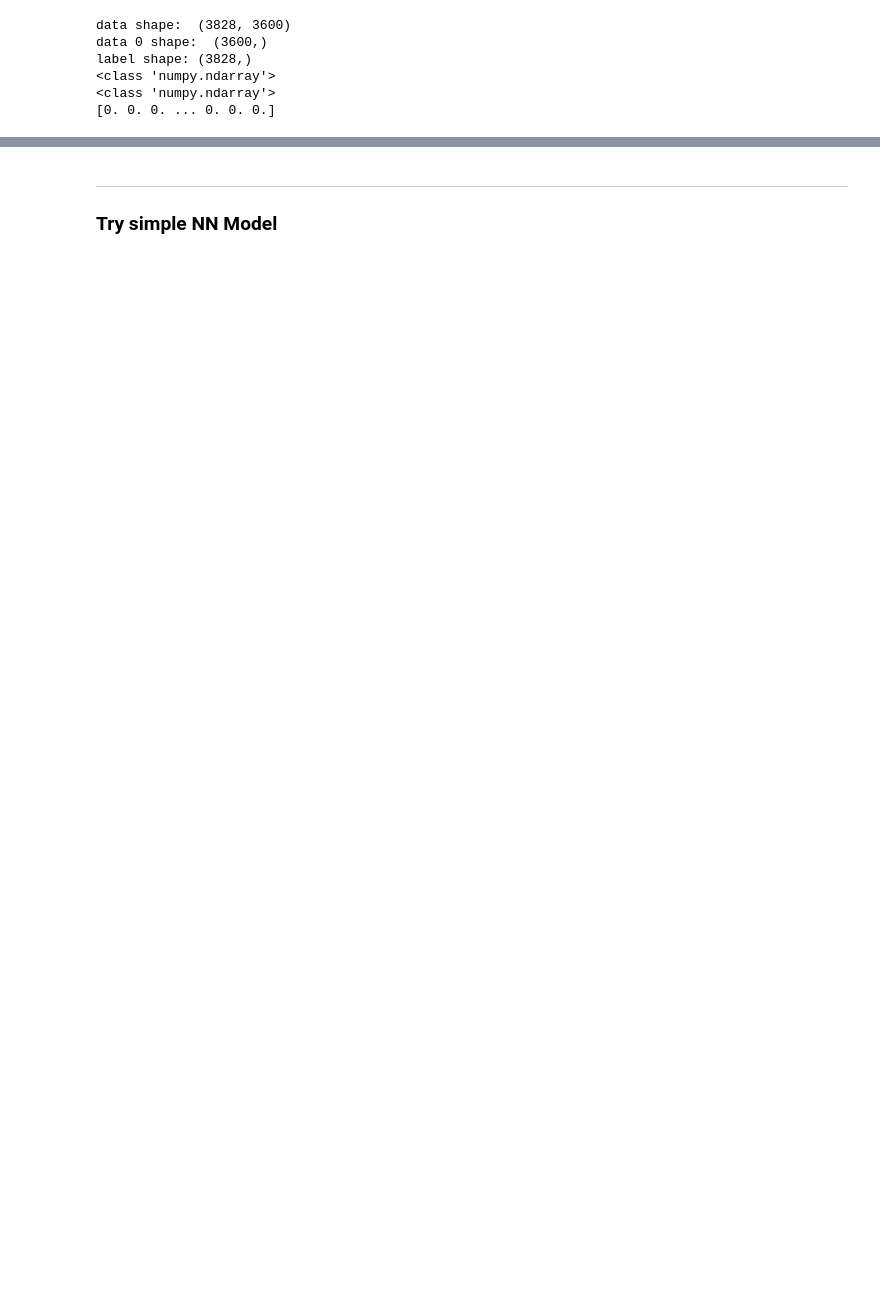
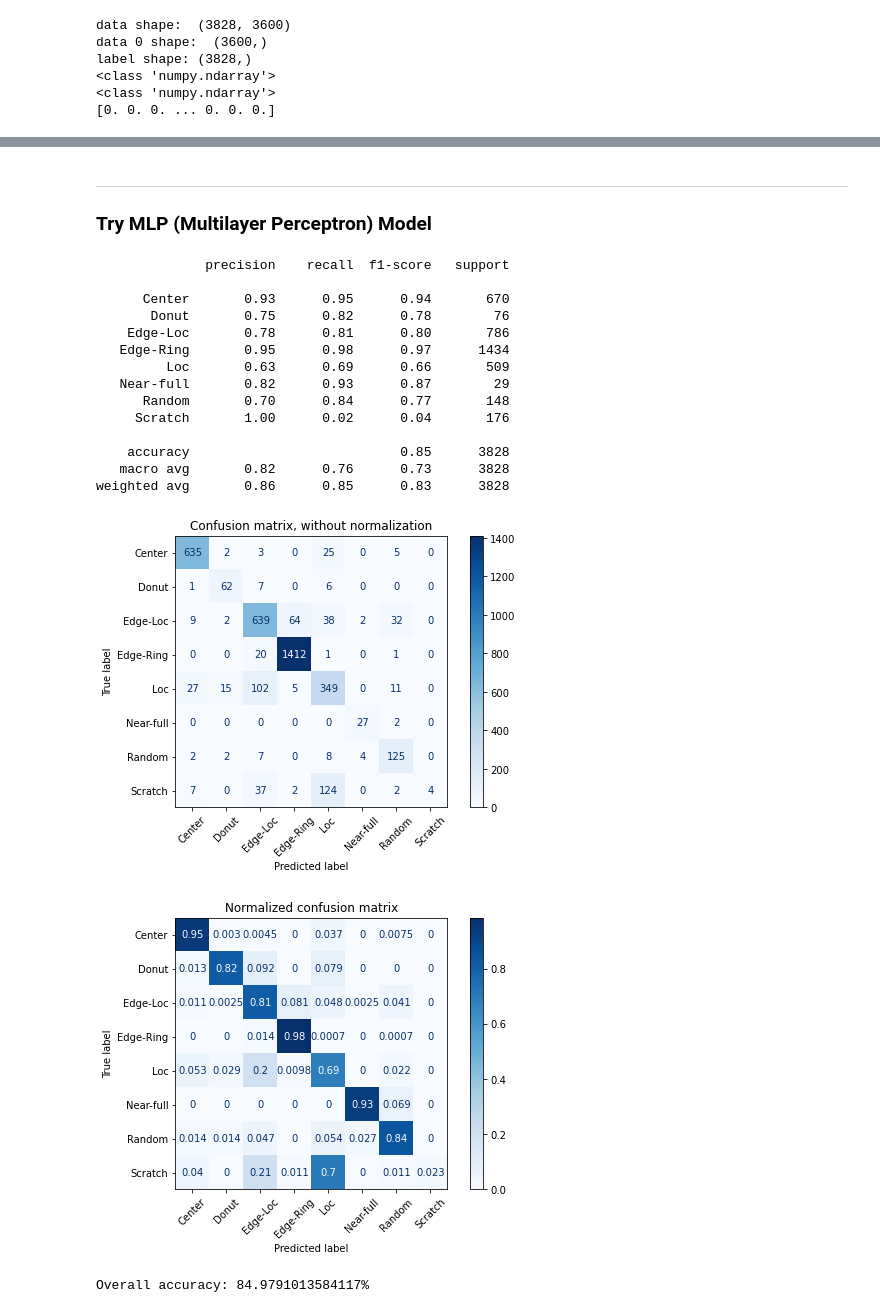
Before and after one commit to sngatzemeier/Wafer-Defect-Classification, a Jupyter notebook: Scott/Scott Model Starter.ipynb, the cells around one changed output, grey strips where cells are left out. Drawn from its saved outputs; the diff is of its cells as text; code cells hidden in the pictures; blank space fills up the shorter version.

```diff
--- a/Scott/Scott Model Starter.ipynb
+++ b/Scott/Scott Model Starter.ipynb
@@ -346,16 +361,69 @@ KNN_model()
-# %% [markdown]
-------------------------------------------------------------------------------
-### Try simple NN Model
+# %% [markdown]
+------------------------------------------------------------------------------
+### Try MLP (Multilayer Perceptron) Model
 # %%
 ## Create current best classifier
 hidden_layer_sizes = tuple([100]*10)
 
-# build classifier
+# build classifier with Best Parameters
+# Best parameters =  {'activation': 'tanh', 'learning_rate': 'adaptive', 'solver': 'adam'}
+
 classifier = MLPClassifier(hidden_layer_sizes = hidden_layer_sizes,
+                           #activation = 'relu',
+                           activation = 'tanh',
+                           learning_rate = 'adaptive',
+                           solver = 'adam',
                            early_stopping = True, alpha = 0.0001)
 
 # fit classifier to training data
 classifier.fit(train_data, train_labels)
 
 # make predictions of test data
 predictions = classifier.predict(test_data)
+
+# Find unique wafer patterns
+elements = np.unique(train_labels)
+
+# generate and print classification report
+print(classification_report(test_labels, predictions))
+
+np.set_printoptions(precision=2)
+
+# Plot non-normalized confusion matrix
+titles_options = [("Confusion matrix, without normalization", None),
+                  ("Normalized confusion matrix", 'true')]
+
+for title, normalize in titles_options:
+    disp = plot_confusion_matrix(classifier, test_data, test_labels,
+                                 display_labels= elements,
+                                 cmap=plt.cm.Blues,
+                                 normalize=normalize)
+    disp.ax_.set_title(title)
+    fig = plt.gcf()
+    fig.set_size_inches(8,5)
+    plt.xticks(rotation = 45) # Rotates X-Axis Ticks by 45-degrees
+
+
+plt.show()
+
+# calculate and print accuracy
+print("Overall accuracy: " +
+      str(100*metrics.accuracy_score(test_labels, predictions)) + "%")
+# %% [output]
+              precision    recall  f1-score   support
+
+      Center       0.93      0.95      0.94       670
+       Donut       0.75      0.82      0.78        76
+    Edge-Loc       0.78      0.81      0.80       786
+   Edge-Ring       0.95      0.98      0.97      1434
+         Loc       0.63      0.69      0.66       509
+   Near-full       0.82      0.93      0.87        29
+      Random       0.70      0.84      0.77       148
+     Scratch       1.00      0.02      0.04       176
+
+    accuracy                           0.85      3828
+   macro avg       0.82      0.76      0.73      3828
+weighted avg       0.86      0.85      0.83      3828
+[figure, added]
+[figure, added]
+Overall accuracy: 84.9791013584117%
```
Also changed, not shown: parts of 41 cells of this notebook, 1 other file.
